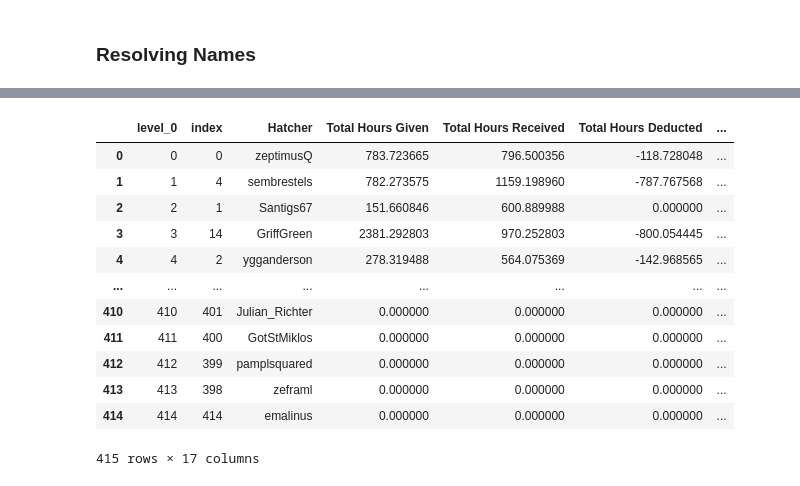
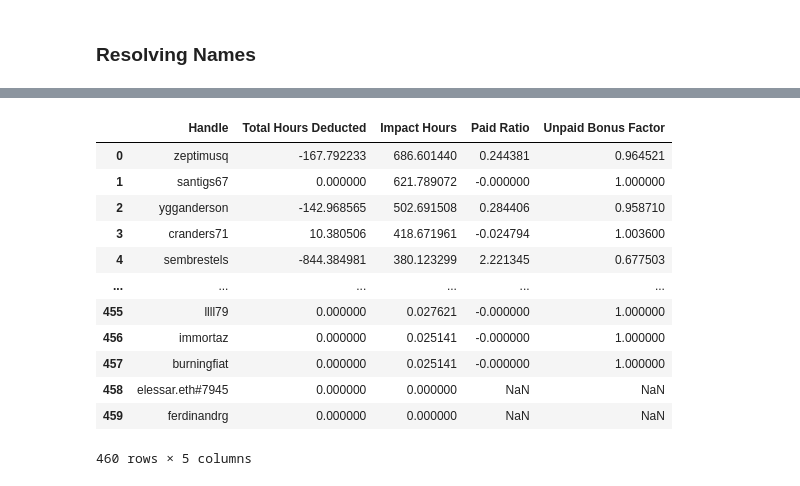
Before and after one commit to CommonsBuild/IH-intervention, a Jupyter notebook: YGG/no-abnormal-praisemageddon-resolution.ipynb, the cells around one changed output, grey strips where cells are left out. Cells and saved outputs as stored; diff of their text form; code cells hidden in the pictures.

```diff
--- a/YGG/no-abnormal-praisemageddon-resolution.ipynb
+++ b/YGG/no-abnormal-praisemageddon-resolution.ipynb
@@ -31,0 +82,9 @@ praisemageddon
+# %%
+default = pd.read_csv('outputs/YGG-AUGMENTATION.csv').replace('akrtws ', 'akrtws')
+# %%
+default['Hatcher'] = default['Hatcher'].str.lower()
+total_hours['Handle'] = total_hours['Handle'].str.lower()
+default = default.merge(total_hours, left_on='Hatcher', right_on='Handle', how='right')
+# %%
+default.loc[default['Handle'] == 'kristoferkristofer', 'Total Hours Deducted'] = -34.19
+default['Total Hours Deducted'] = default['Total Hours Deducted'].fillna(0)
@@ -32,22 +107,21 @@ praisemageddon
+# %%
+default = default.sort_values('Impact Hours', ascending=False)[['Handle', 'Total Hours Deducted', 'Impact Hours']]
 # %%
-default = pd.read_csv('outputs/YGG-AUGMENTATION.csv')
-
-default['Paid Ratio'] = default['Total Hours Deducted'] / -default['Default Net Impact Hours']
-
+default['Paid Ratio'] = default['Total Hours Deducted'] / -default['Impact Hours']
 default['Unpaid Bonus Factor'] = 1 - (default['Paid Ratio'] / default['Paid Ratio'].sum() * 10)
 
 default
 # %% [output]
-|  | level_0 | index | Hatcher | Total Hours Given | Total Hours Received | Total Hours Deducted | ... |
-| 0 | 0 | 0 | zeptimusQ | 783.723665 | 796.500356 | -118.728048 | ... |
-| 1 | 1 | 4 | sembrestels | 782.273575 | 1159.198960 | -787.767568 | ... |
-| 2 | 2 | 1 | Santigs67 | 151.660846 | 600.889988 | 0.000000 | ... |
-| 3 | 3 | 14 | GriffGreen | 2381.292803 | 970.252803 | -800.054445 | ... |
-| 4 | 4 | 2 | ygganderson | 278.319488 | 564.075369 | -142.968565 | ... |
-| ... | ... | ... | ... | ... | ... | ... | ... |
-| 410 | 410 | 401 | Julian_Richter | 0.000000 | 0.000000 | 0.000000 | ... |
-| 411 | 411 | 400 | GotStMiklos | 0.000000 | 0.000000 | 0.000000 | ... |
-| 412 | 412 | 399 | pamplsquared | 0.000000 | 0.000000 | 0.000000 | ... |
-| 413 | 413 | 398 | zeframl | 0.000000 | 0.000000 | 0.000000 | ... |
-| 414 | 414 | 414 | emalinus | 0.000000 | 0.000000 | 0.000000 | ... |
+|  | Handle | Total Hours Deducted | Impact Hours | Paid Ratio | Unpaid Bonus Factor |
+| 0 | zeptimusq | -167.792233 | 686.601440 | 0.244381 | 0.964521 |
+| 1 | santigs67 | 0.000000 | 621.789072 | -0.000000 | 1.000000 |
+| 2 | ygganderson | -142.968565 | 502.691508 | 0.284406 | 0.958710 |
+| 3 | cranders71 | 10.380506 | 418.671961 | -0.024794 | 1.003600 |
+| 4 | sembrestels | -844.384981 | 380.123299 | 2.221345 | 0.677503 |
+| ... | ... | ... | ... | ... | ... |
+| 455 | llll79 | 0.000000 | 0.027621 | -0.000000 | 1.000000 |
+| 456 | immortaz | 0.000000 | 0.025141 | -0.000000 | 1.000000 |
+| 457 | burningfiat | 0.000000 | 0.025141 | -0.000000 | 1.000000 |
+| 458 | elessar.eth#7945 | 0.000000 | 0.000000 | NaN | NaN |
+| 459 | ferdinandrg | 0.000000 | 0.000000 | NaN | NaN |
-415 rows × 17 columns
+460 rows × 5 columns
```
Also changed, not shown: parts of 22 cells of this notebook, 14 other files.
